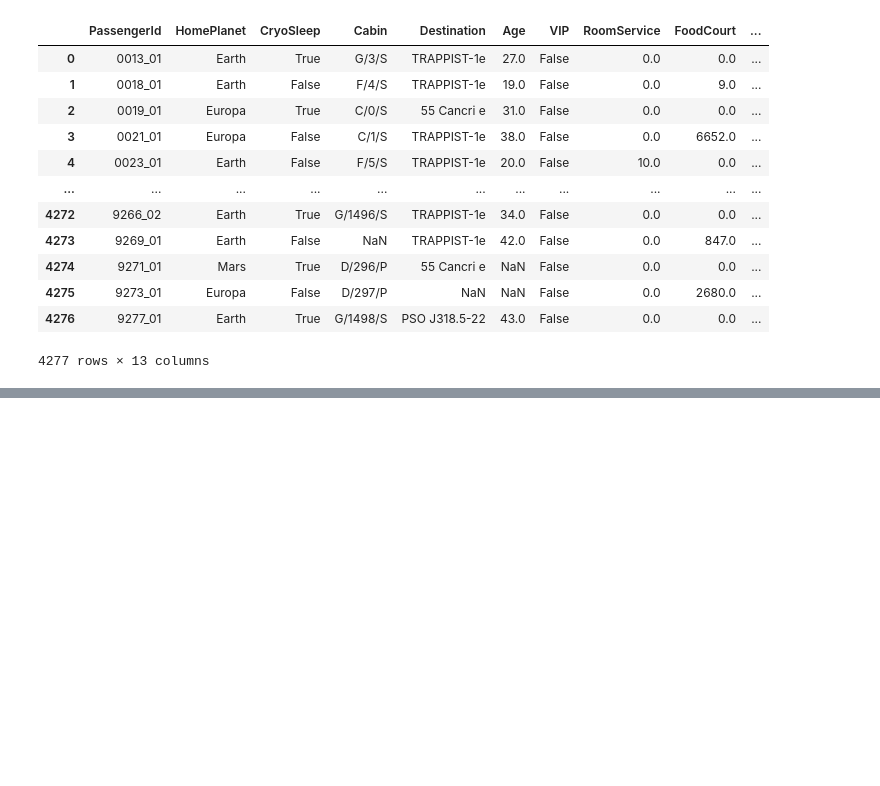
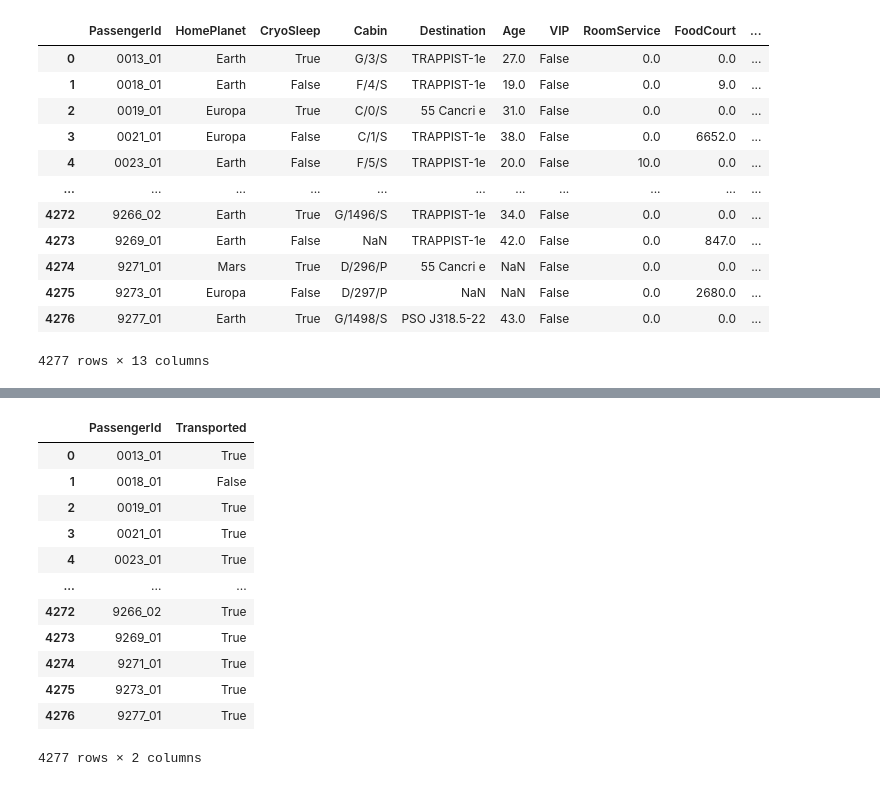
Before and after one commit to tanmaypatil/kaggle-learning, a Jupyter notebook: titanic2.ipynb, the cells around one changed output, grey strips where cells are left out. Cells and saved outputs as stored; diff of their text form; code cells hidden in the pictures; blank space fills up the shorter version.

Commit message:
submitted on kaggle.com with using test data

```diff
--- a/titanic2.ipynb
+++ b/titanic2.ipynb
@@ -656,0 +604,2 @@ df_test.Destination.unique()
+# %%
+X_preprocessed_test , feature_names_test = preprocess_dataframe(numerical_features, categorical_features, df_test)
@@ -656,0 +616,3 @@ df_test.Destination.unique()
+# %%
+# Make predictions on the test set
+y_pred_test = model.predict(X_preprocessed_test)
@@ -656,0 +627,3 @@ df_test.Destination.unique()
+# %%
+trans_df = pd.DataFrame({'Transported': y_pred_test})
+trans_df['Transported'] = trans_df['Transported'].astype(bool)
@@ -656,0 +646,19 @@ df_test.Destination.unique()
+# %%
+# Concatenating DataFrames vertically based on columns
+result_df = pd.concat([keycol_df, trans_df], axis=1)
+# %%
+result_df
+# %% [output]
+|  | PassengerId | Transported |
+| 0 | 0013_01 | True |
+| 1 | 0018_01 | False |
+| 2 | 0019_01 | True |
+| 3 | 0021_01 | True |
+| 4 | 0023_01 | True |
+| ... | ... | ... |
+| 4272 | 9266_02 | True |
+| 4273 | 9269_01 | True |
+| 4274 | 9271_01 | True |
+| 4275 | 9273_01 | True |
+| 4276 | 9277_01 | True |
+4277 rows × 2 columns
```
Also changed, not shown: parts of 40 cells of this notebook, 2 other files.
